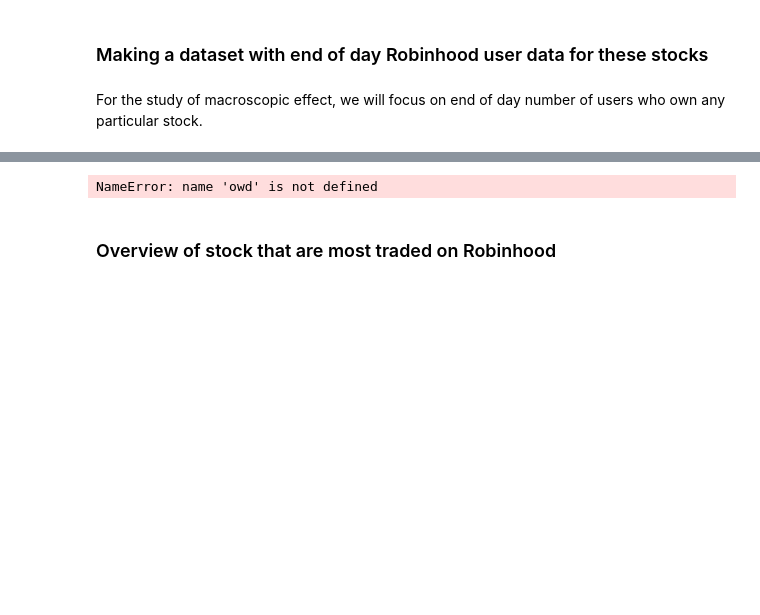
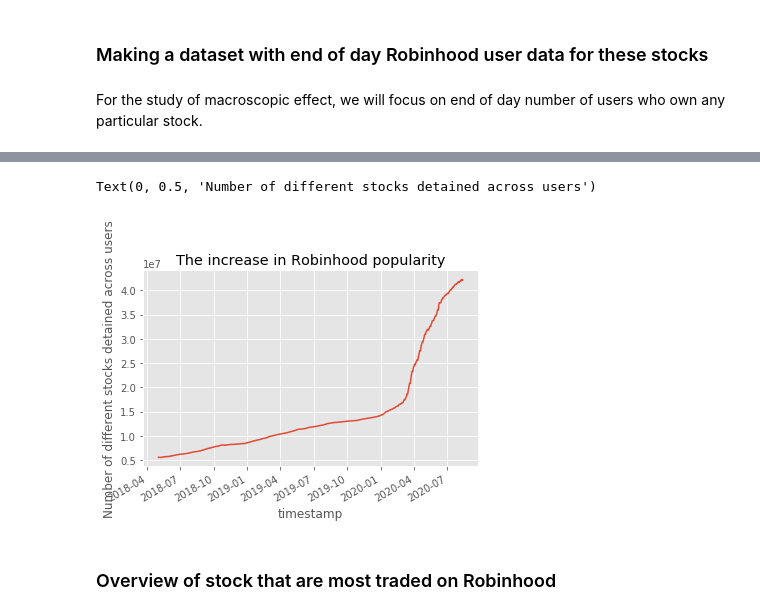
Before and after one commit to GabCaz/robinhoodMarket, a Jupyter notebook: Study of Robinhood Market Impact for Risk Management.ipynb, the cells around one changed output, grey strips where cells are left out. Saved outputs shown, nothing was run; the diff lists cells and outputs as text; code cells hidden in the pictures; blank space fills up the shorter version.

Commit message:
Visualize popularity data on Robinhood for several dates

```diff
--- a/Study of Robinhood Market Impact for Risk Management.ipynb
+++ b/Study of Robinhood Market Impact for Risk Management.ipynb
@@ -10,3 +1,14 @@ ERROR:root:File `'moment_calculation.py'` not found.
+# %%
+# reload scripts
+try:
+    os.chdir(ROOT_DIR)
+except:
+    pass
+%run moment_calculation.py
+%run dataset.py
+%run summary_portfolio_stats.py
+import matplotlib.pyplot as plt
+plt.style.use('ggplot')
 # %% [markdown]
 In this notebook, we explore the impact of widespread Robinhood trading on the macroscopic level. We focus on daily data, and study whether trading activity on Robinhood has some impact on market features. We focus especially on the  implications of Robinhood trading in terms of financial risk management.
 # %% [markdown]
@@ -26 +20,3 @@ for file in glob.glob("*.csv"):
+# %%
+tickers = get_available_tickers()
 # %%
@@ -64,5 +29,0 @@ data
-# %%
-os.chdir(owd) # go back to root directory
-!ls
-# %% [output]
-NameError: name 'owd' is not defined
@@ -73,2 +30,11 @@ data.to_csv('aggregated_daily_data/aggregated_daily_robinhood_holdings.csv')
+# %%
+robinhood_popularity = merged_daily_usage_data(tickers)
+# %%
+robinhood_popularity.sum(axis=1).plot()
+plt.title("The increase in Robinhood popularity")
+plt.ylabel("Number of different stocks detained across users")
+# %% [output]
+Text(0, 0.5, 'Number of different stocks detained across users')
+[figure, added]
 # %% [markdown]
 ### Overview of stock that are most traded on Robinhood
```
Also changed, not shown: parts of 9 cells of this notebook, 3 other files.
